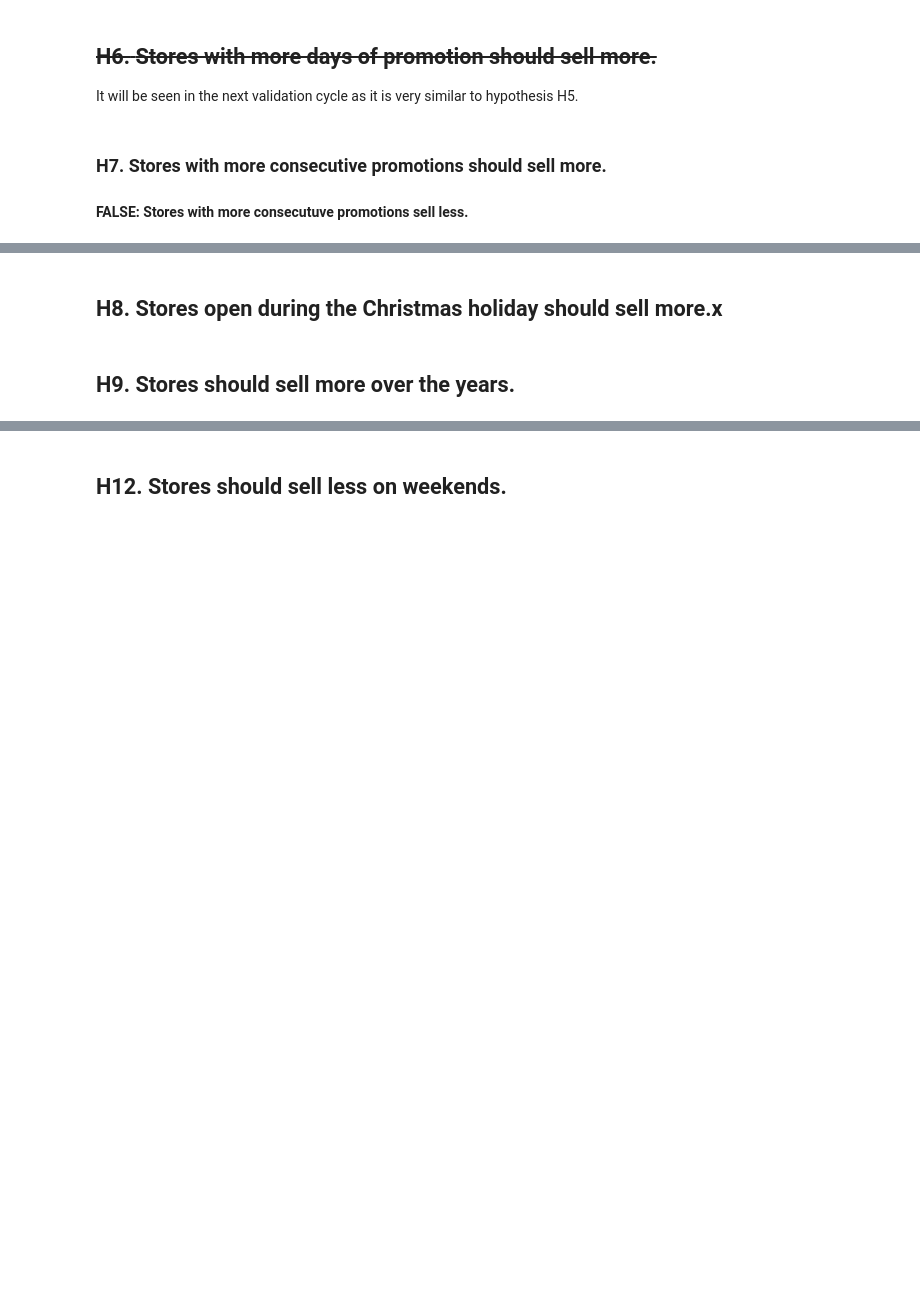
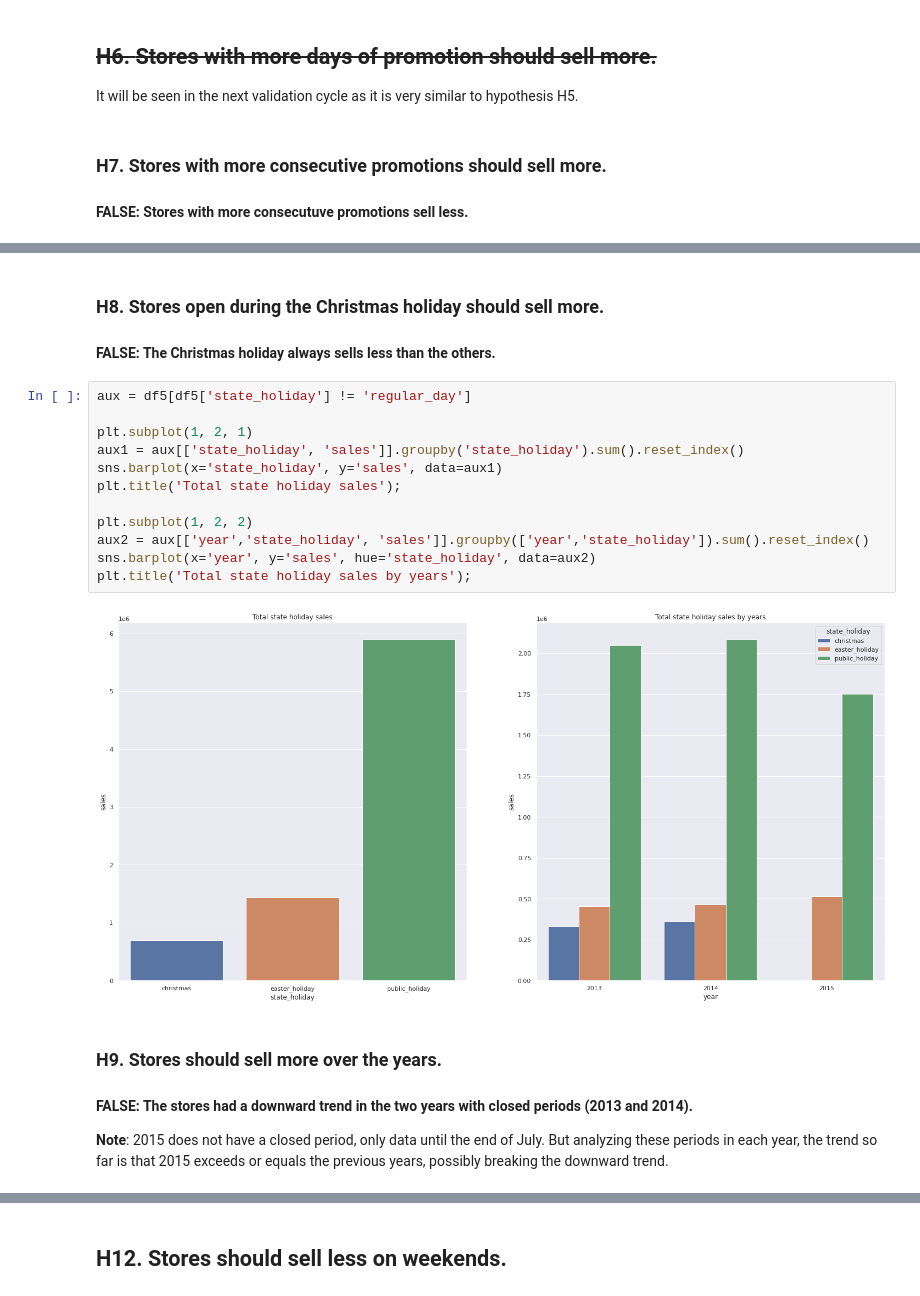
Before and after one commit to luanjesus/rossmann_store_sales_prediction, a Jupyter notebook: exploratory_data_analysis.ipynb, the cells around one changed output, grey strips where cells are left out. Saved outputs shown, nothing was run; the diff lists cells and outputs as text; blank space fills up the shorter version.

```diff
--- a/exploratory_data_analysis.ipynb
+++ b/exploratory_data_analysis.ipynb
@@ -684,4 +684,23 @@ ax.legend(labels=['Traditional and Extended', 'Extended'])
 # %% [markdown]
-## **H8.** Stores open during the Christmas holiday should sell more.x
+### **H8.** Stores open during the Christmas holiday should sell more.
+
+#### FALSE: The Christmas holiday always sells less than the others.
+# %%
+aux = df5[df5['state_holiday'] != 'regular_day']
+
+plt.subplot(1, 2, 1)
+aux1 = aux[['state_holiday', 'sales']].groupby('state_holiday').sum().reset_index()
+sns.barplot(x='state_holiday', y='sales', data=aux1)
+plt.title('Total state holiday sales');
+
+plt.subplot(1, 2, 2)
+aux2 = aux[['year','state_holiday', 'sales']].groupby(['year','state_holiday']).sum().reset_index()
+sns.barplot(x='year', y='sales', hue='state_holiday', data=aux2)
+plt.title('Total state holiday sales by years');
+# %% [output]
+[figure, added]
 # %% [markdown]
-## **H9.** Stores should sell more over the years.
+### **H9.** Stores should sell more over the years.
+
+#### FALSE: The stores had a downward trend in the two years with closed periods (2013 and 2014).
+**Note**: 2015 does not have a closed period, only data until the end of July. But analyzing these periods in each year, the trend so far is that 2015 exceeds or equals the previous years, possibly breaking the downward trend.
```
Also changed, not shown: parts of 13 cells of this notebook.
